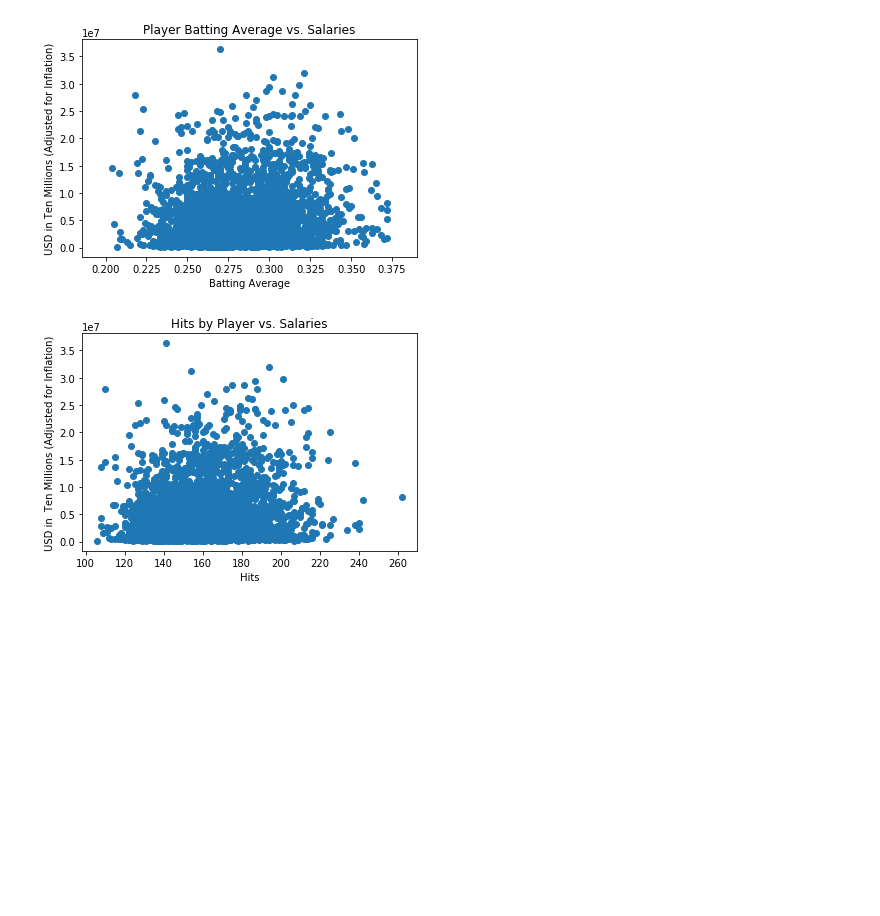
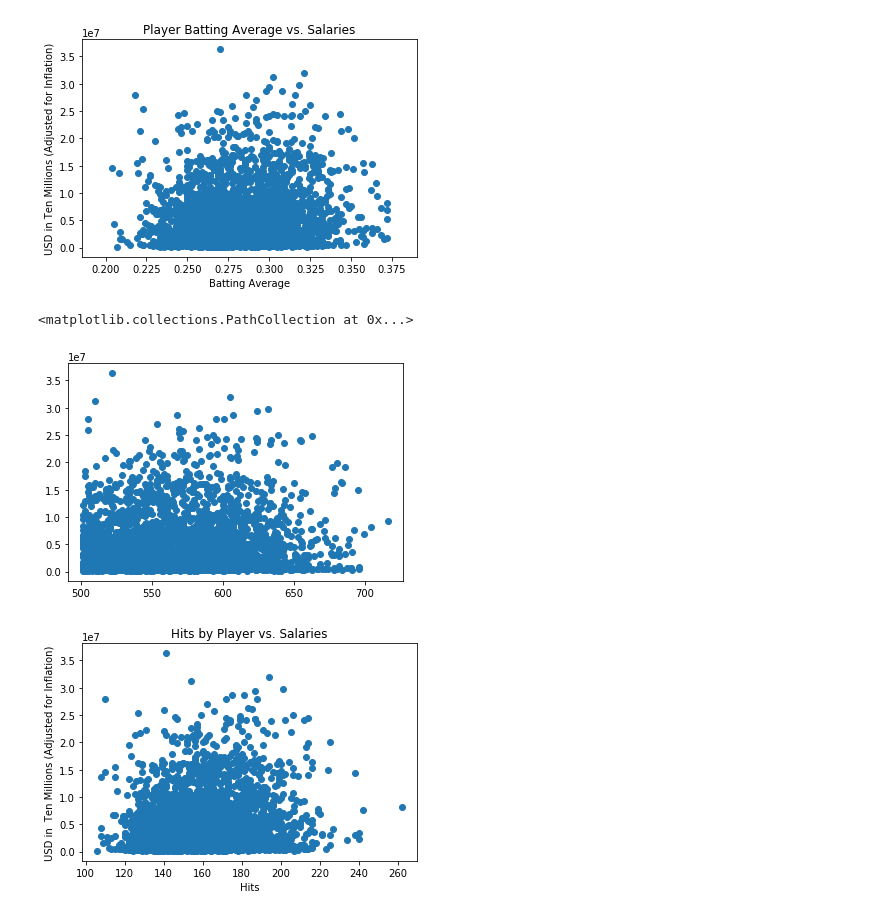
Before and after one commit to davisgrininger/final_project, a Jupyter notebook: MLBML.ipynb, the cells around one changed output. Drawn from its saved outputs; the diff is of its cells as text; code cells hidden in the pictures; blank space fills up the shorter version.

```diff
--- a/MLBML.ipynb
+++ b/MLBML.ipynb
@@ -40,7 +42,10 @@ plt.show()
 # %% [output]
 [figure]
 # %%
-#plt.scatter(dataset["AB"],dataset["Adjusted Salary"])
+plt.scatter(dataset["AB"],dataset["Adjusted Salary"])
+# %% [output]
+<matplotlib.collections.PathCollection at 0x...>
+[figure, added]
 # %%
 plt.scatter(dataset["H"],dataset["Adjusted Salary"])
 
```
Also changed, not shown: parts of 12 cells of this notebook, 11 other files.
